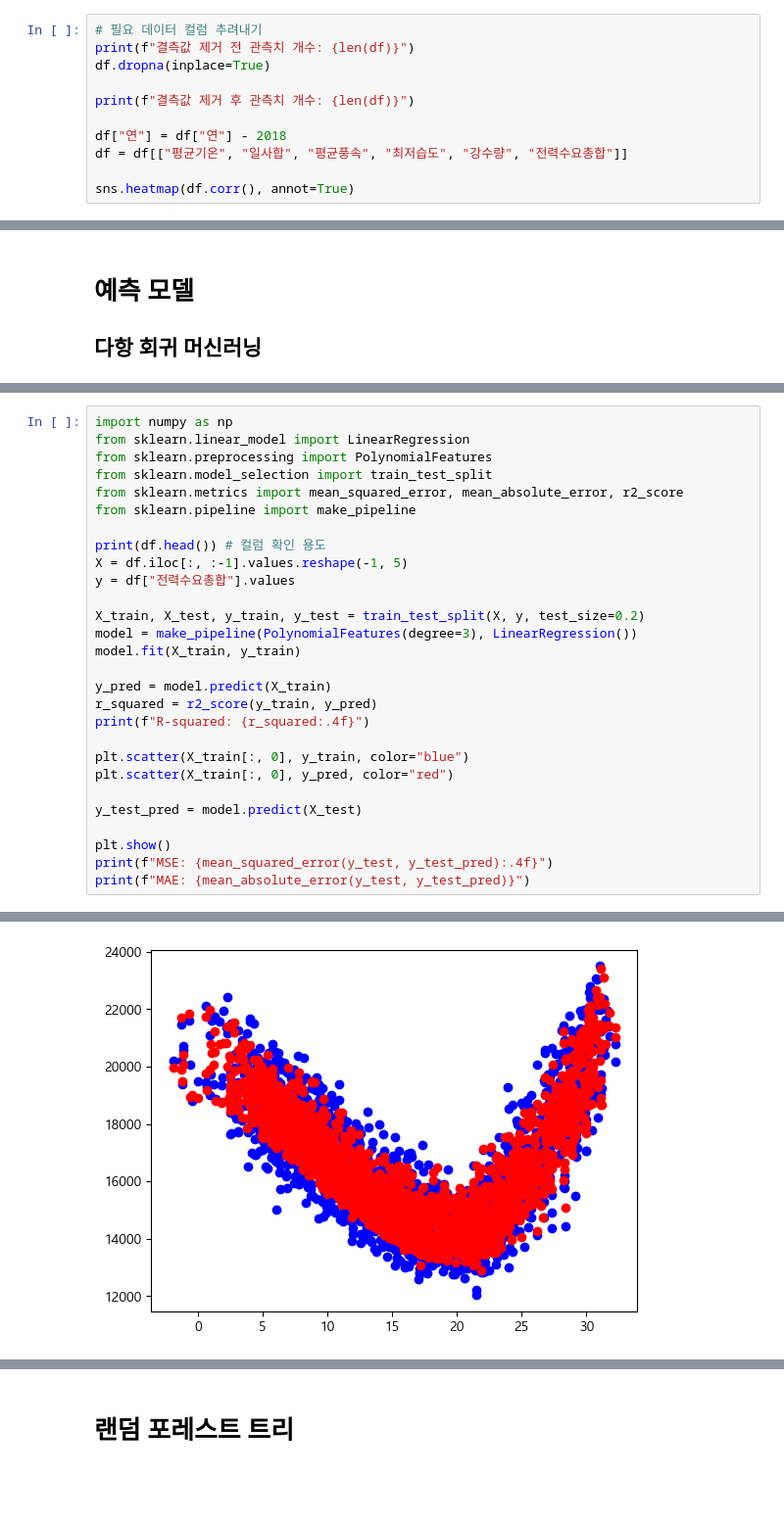
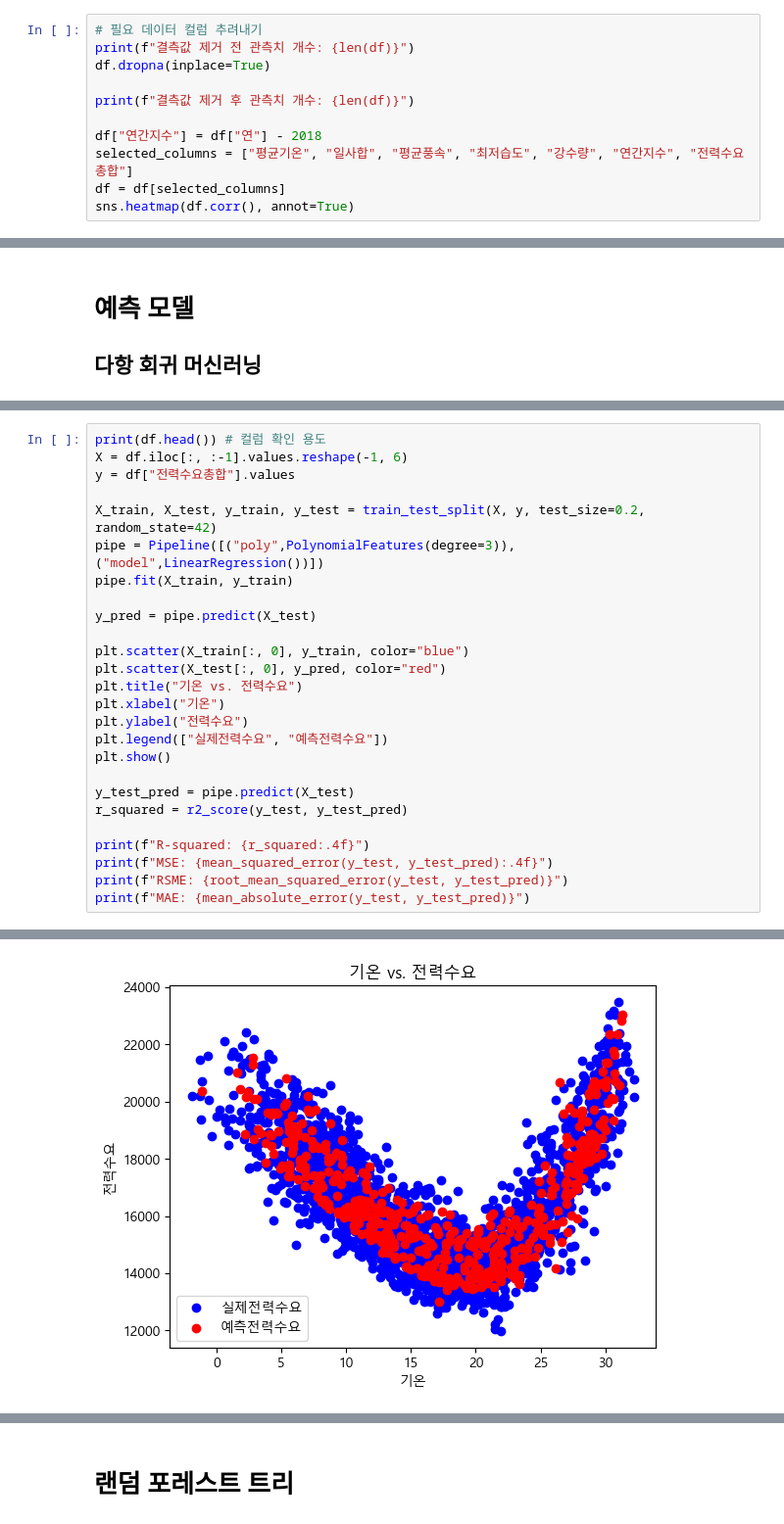
Before and after one commit to Duhoon/electricity_usage, a Jupyter notebook: analytic.ipynb, the cells around one changed output, grey strips where cells are left out. Shown at 98% size. Cells and saved outputs as stored; diff of their text form; blank space fills up the shorter version.

```diff
--- a/analytic.ipynb
+++ b/analytic.ipynb
@@ -222,8 +238,8 @@ df.dropna(inplace=True)
 
 print(f"결측값 제거 후 관측치 개수: {len(df)}")
 
-df["연"] = df["연"] - 2018
-df = df[["평균기온", "일사합", "평균풍속", "최저습도", "강수량", "전력수요총합"]]
-
+df["연간지수"] = df["연"] - 2018
+selected_columns = ["평균기온", "일사합", "평균풍속", "최저습도", "강수량", "연간지수", "전력수요총합"]
+df = df[selected_columns]
 sns.heatmap(df.corr(), annot=True)
 # %% [output]
@@ -237,29 +292,27 @@ KeyError: "['강수량'] not in index"
 # %%
-import numpy as np
-from sklearn.linear_model import LinearRegression
-from sklearn.preprocessing import PolynomialFeatures
-from sklearn.model_selection import train_test_split
-from sklearn.metrics import mean_squared_error, mean_absolute_error, r2_score
-from sklearn.pipeline import make_pipeline
-
 print(df.head()) # 컬럼 확인 용도
-X = df.iloc[:, :-1].values.reshape(-1, 5)
+X = df.iloc[:, :-1].values.reshape(-1, 6)
 y = df["전력수요총합"].values
 
-X_train, X_test, y_train, y_test = train_test_split(X, y, test_size=0.2)
-model = make_pipeline(PolynomialFeatures(degree=3), LinearRegression())
-model.fit(X_train, y_train)
+X_train, X_test, y_train, y_test = train_test_split(X, y, test_size=0.2, random_state=42)
+pipe = Pipeline([("poly",PolynomialFeatures(degree=3)), ("model",LinearRegression())])
+pipe.fit(X_train, y_train)
 
-y_pred = model.predict(X_train)
-r_squared = r2_score(y_train, y_pred)
-print(f"R-squared: {r_squared:.4f}")
+y_pred = pipe.predict(X_test)
 
 plt.scatter(X_train[:, 0], y_train, color="blue")
-plt.scatter(X_train[:, 0], y_pred, color="red")
+plt.scatter(X_test[:, 0], y_pred, color="red")
+plt.title("기온 vs. 전력수요")
+plt.xlabel("기온")
+plt.ylabel("전력수요")
+plt.legend(["실제전력수요", "예측전력수요"])
+plt.show()
 
-y_test_pred = model.predict(X_test)
+y_test_pred = pipe.predict(X_test)
+r_squared = r2_score(y_test, y_test_pred)
 
-plt.show()
+print(f"R-squared: {r_squared:.4f}")
 print(f"MSE: {mean_squared_error(y_test, y_test_pred):.4f}")
+print(f"RSME: {root_mean_squared_error(y_test, y_test_pred)}")
 print(f"MAE: {mean_absolute_error(y_test, y_test_pred)}")
 # %% [output]
@@ -273 +325 @@ R-squared: 0.8883
-[figure, old version]
+[figure, new version]
```
Also changed, not shown: parts of 17 cells of this notebook, 2 other files.
